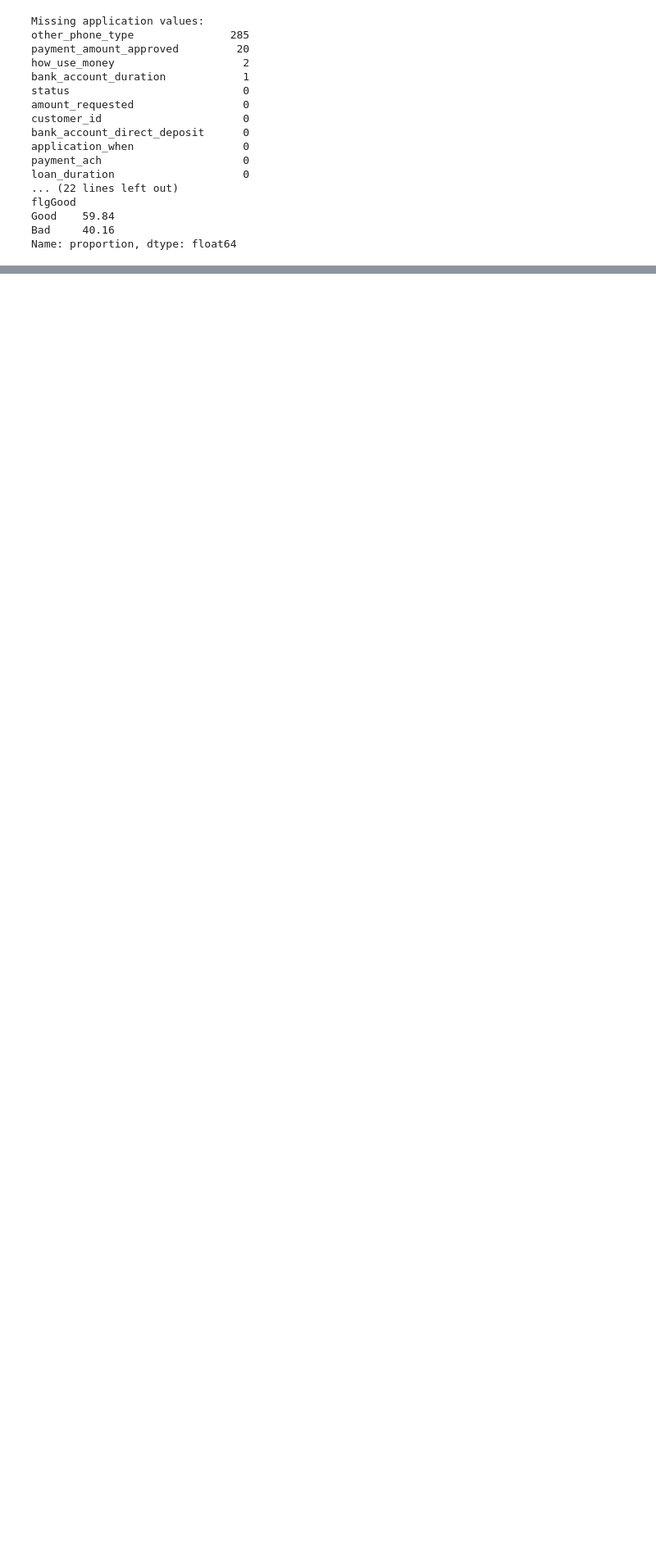
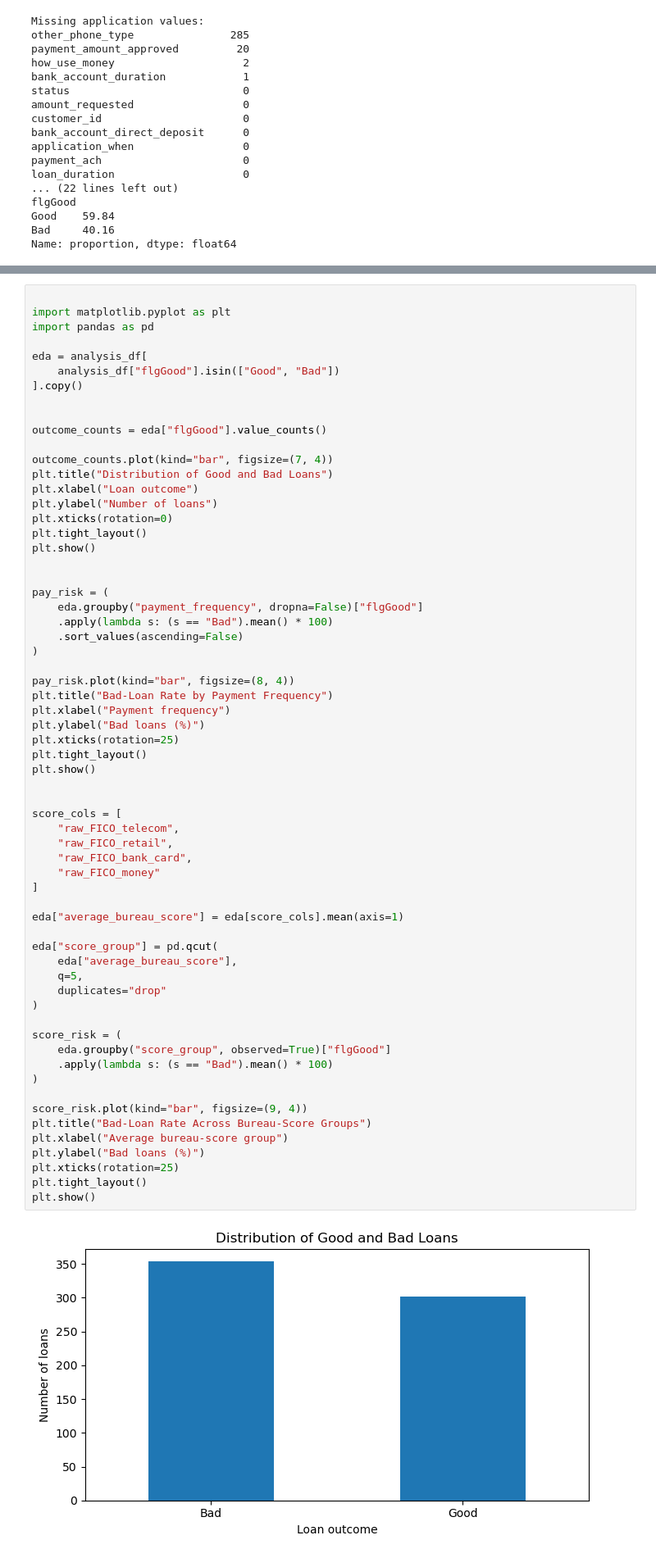
Before and after one commit to sandeepkumar9760/loan-approval-risk-model, a Jupyter notebook: loan_prediction.ipynb, the cells around one changed output, grey strips where cells are left out. Shown at 82% size. Drawn from its saved outputs; the diff is of its cells as text; blank space fills up the shorter version.

```diff
--- a/loan_prediction.ipynb
+++ b/loan_prediction.ipynb
@@ -129,0 +210,65 @@ Name: proportion, dtype: float64
+# %%
+
+import matplotlib.pyplot as plt
+import pandas as pd
+
+eda = analysis_df[
+    analysis_df["flgGood"].isin(["Good", "Bad"])
+].copy()
+
+
+outcome_counts = eda["flgGood"].value_counts()
+
+outcome_counts.plot(kind="bar", figsize=(7, 4))
+plt.title("Distribution of Good and Bad Loans")
+plt.xlabel("Loan outcome")
+plt.ylabel("Number of loans")
+plt.xticks(rotation=0)
+plt.tight_layout()
+plt.show()
+
+
+pay_risk = (
+    eda.groupby("payment_frequency", dropna=False)["flgGood"]
+    .apply(lambda s: (s == "Bad").mean() * 100)
+    .sort_values(ascending=False)
+)
+
+pay_risk.plot(kind="bar", figsize=(8, 4))
+plt.title("Bad-Loan Rate by Payment Frequency")
+plt.xlabel("Payment frequency")
+plt.ylabel("Bad loans (%)")
+plt.xticks(rotation=25)
+plt.tight_layout()
+plt.show()
+
+
+score_cols = [
+    "raw_FICO_telecom",
+    "raw_FICO_retail",
+    "raw_FICO_bank_card",
+    "raw_FICO_money"
+]
+
+eda["average_bureau_score"] = eda[score_cols].mean(axis=1)
+
+eda["score_group"] = pd.qcut(
+    eda["average_bureau_score"],
+    q=5,
+    duplicates="drop"
+)
+
+score_risk = (
+    eda.groupby("score_group", observed=True)["flgGood"]
+    .apply(lambda s: (s == "Bad").mean() * 100)
+)
+
+score_risk.plot(kind="bar", figsize=(9, 4))
+plt.title("Bad-Loan Rate Across Bureau-Score Groups")
+plt.xlabel("Average bureau-score group")
+plt.ylabel("Bad loans (%)")
+plt.xticks(rotation=25)
+plt.tight_layout()
+plt.show()
+# %% [output]
+[figure, added]
```
Also changed, not shown: parts of 9 cells of this notebook.
